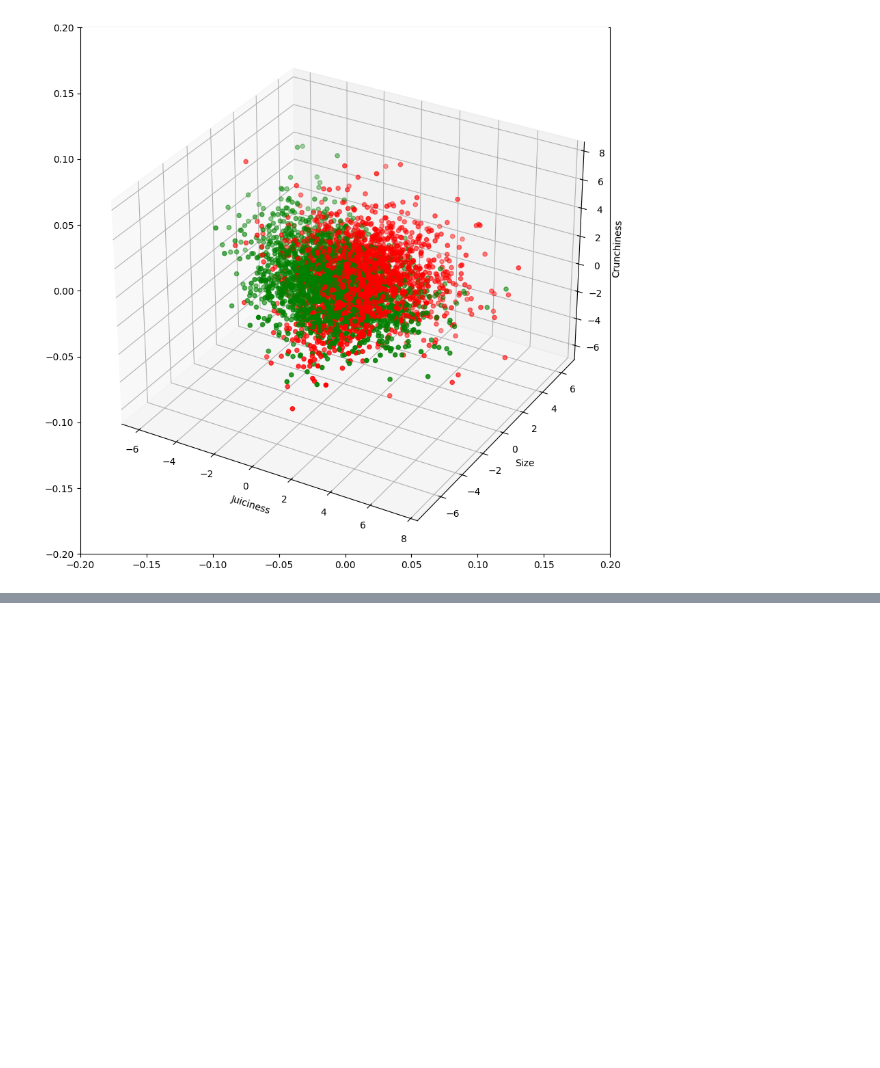
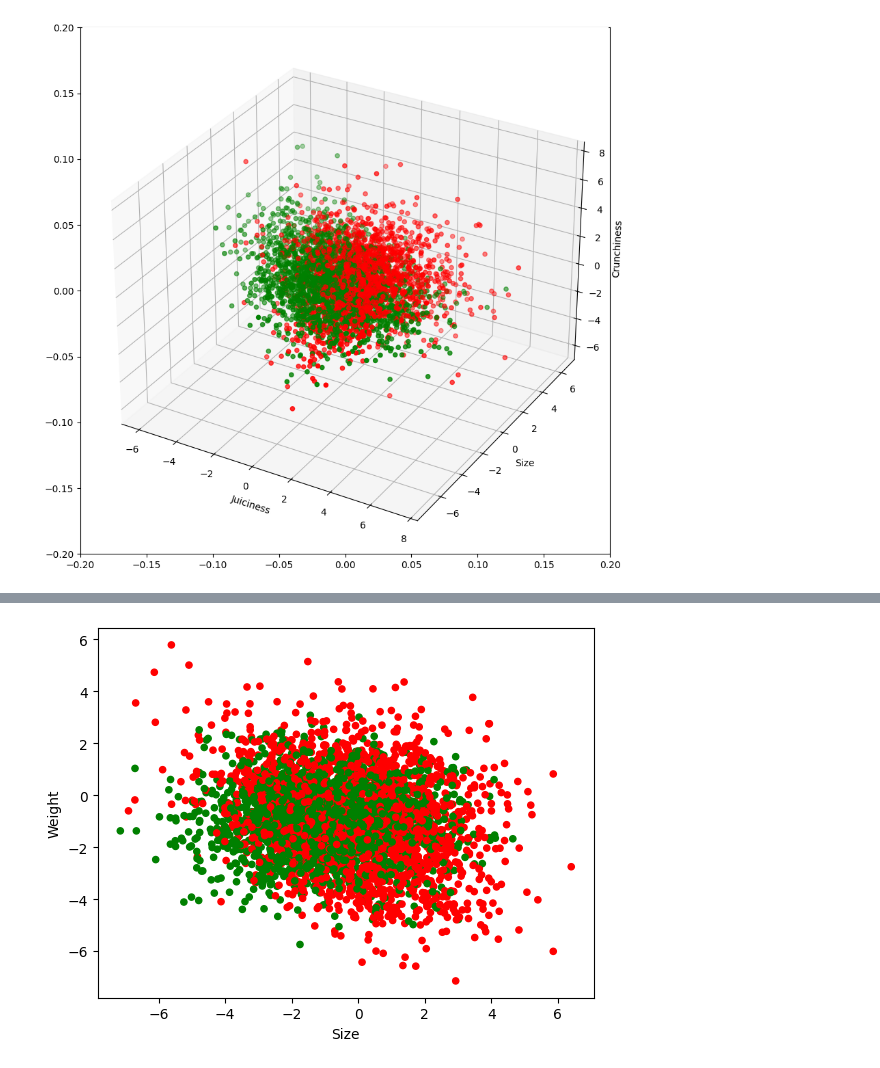
Before and after one commit to hchulvej/MachineLearning, a Jupyter notebook: Apples_dataset.ipynb, the cells around one changed output, grey strips where cells are left out. Cells and saved outputs as stored; diff of their text form; code cells hidden in the pictures; blank space fills up the shorter version.

```diff
--- a/Apples_dataset.ipynb
+++ b/Apples_dataset.ipynb
@@ -221,0 +236,23 @@ plt.show()
+# %%
+def my_scatter_plot(cat1, cat2, cat3=""):
+    if ((cat1 not in list(df.columns[:-1])) or (cat2 not in list(df.columns[:-1]))):
+        print("Du kan kun bruge gyldige egenskaber. Tjek om du har stavet alt korrekt.")
+        return
+    if (cat3 in list(df.columns[:-1])):
+        fig = plt.figure(figsize=(10,10))
+        plt.margins(x=1.5, y=1.5)
+        ax = fig.add_subplot(projection='3d')
+        ax.scatter(df[cat1], df[cat2], df[cat3], c=colors)
+        ax.set_xlabel(cat1)
+        ax.set_ylabel(cat2)
+        ax.set_zlabel(cat3)
+        plt.show()
+    elif len(cat3) == 0:
+        df.plot.scatter(x=cat1, y=cat2, c=colors)
+    else:
+        print("Du kan kun bruge gyldige egenskaber. Tjek om du har stavet alt korrekt.")
+        return
+# %%
+my_scatter_plot("Size", "Weight")
+# %% [output]
+[figure, added]
```
Also changed, not shown: parts of 6 cells of this notebook, 2 other files.
